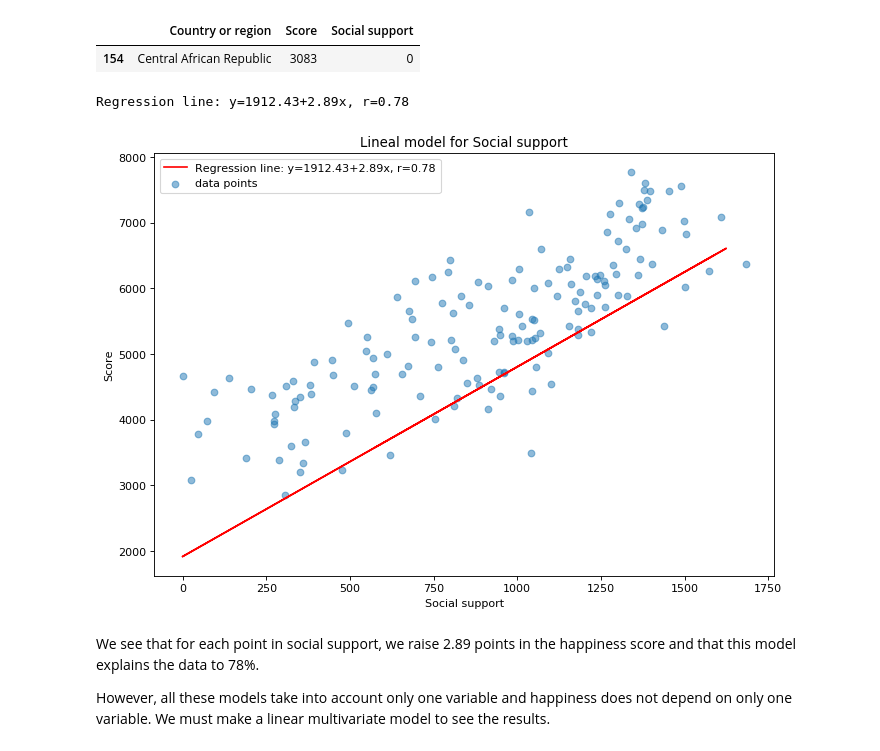
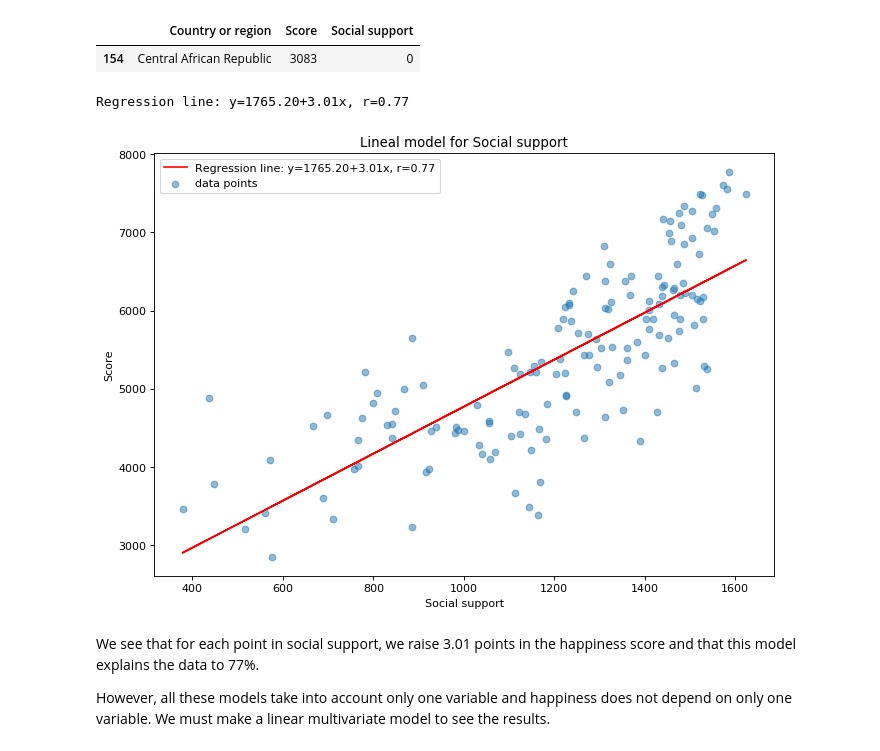
Before and after one commit to caroperez/Statistical_studies, a Jupyter notebook: Happiness.ipynb, the cells around one changed output. Cells and saved outputs as stored; diff of their text form; code cells hidden in the pictures.

```diff
--- a/Happiness.ipynb
+++ b/Happiness.ipynb
@@ -423,34 +423,34 @@ df4[df4['Social support'] == 0]
 | 154 | Central African Republic | 3083 | 0 |
 # %%
 # drop Swaziland
-df4_clean = df3.drop([154]).copy()
+df4_clean = df4.drop(154).copy()
 
 # data
-y = df4['Score'] # possible dependent variable
-x = df4['Social support'] # possible independent variable
+y = df4_clean['Score'] # possible dependent variable
+x = df4_clean['Social support'] # possible independent variable
 
 # I create the model with the above data
 slope, intercept, r, p, stderr = stats.linregress(x, y)
 
 # show the results
 line = f'Regression line: y={intercept:.2f}+{slope:.2f}x, r={r:.2f}'
 print(line)
 
 # plot
 plt.figure(figsize= (10, 7), dpi= 80) # size plot
-plt.scatter(x_axis, y_axis, alpha=0.5, label = 'data points') # assignment of the variables to the axes
+plt.scatter(x, y, alpha=0.5, label = 'data points') # assignment of the variables to the axes
 plt.plot(x, intercept + slope * x, label = line, color = 'red')
 
 # axes legend and tittle
 plt.title('Lineal model for Social support')
 plt.xlabel('Social support')
 plt.ylabel('Score')
 plt.legend(facecolor='white')
 plt.show()
 # %% [output]
-Regression line: y=1912.43+2.89x, r=0.78
+Regression line: y=1765.20+3.01x, r=0.77
-[figure, old version]
+[figure, new version]
 # %% [markdown]
-We see that for each point in social support, we raise 2.89 points in the happiness score and that this model explains the data to 78%.
+We see that for each point in social support, we raise 3.01 points in the happiness score and that this model explains the data to 77%.
 
 However, all these models take into account only one variable and happiness does not depend on only one variable. We must make a linear multivariate model to see the results.
```
Also changed, not shown: parts of 7 cells of this notebook.
